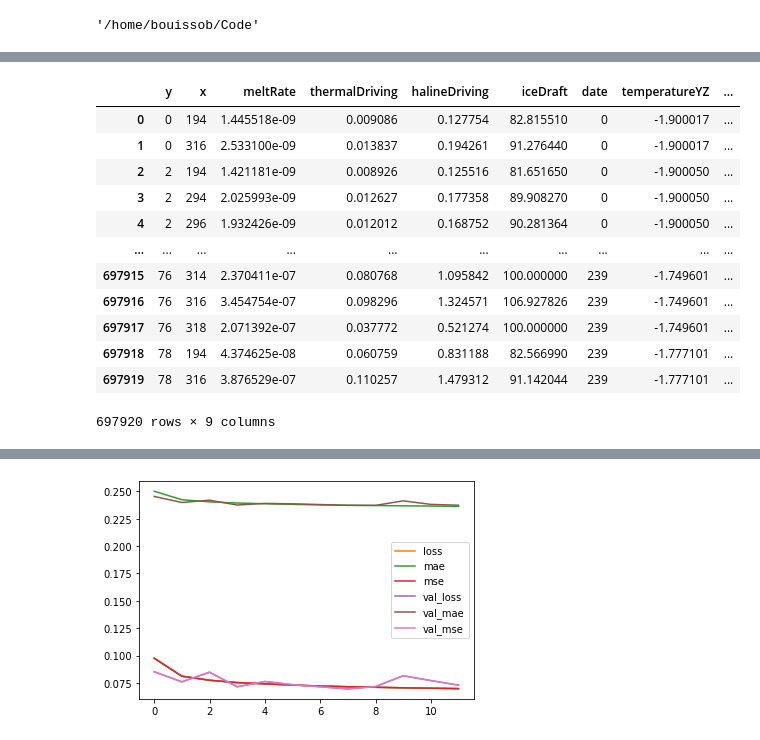
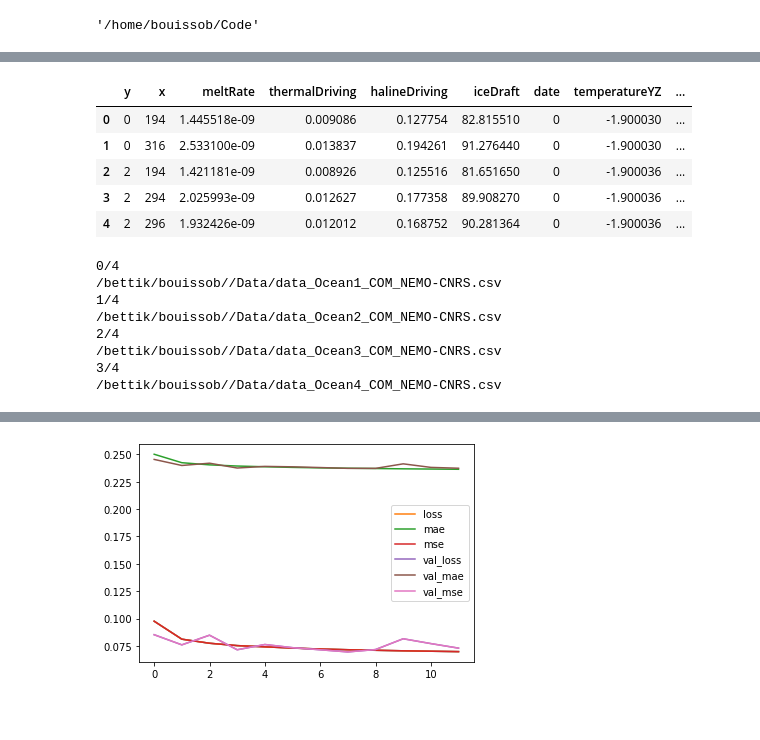
Before and after one commit to BenBouiss/NN_intern_2022, a Jupyter notebook: NN_training.ipynb, the cells around one changed output, grey strips where cells are left out. Saved outputs shown, nothing was run; the diff lists cells and outputs as text; code cells hidden in the pictures; blank space fills up the shorter version.

```diff
--- a/NN_training.ipynb
+++ b/NN_training.ipynb
@@ -39,33 +23,37 @@ pd.read_csv(files[0])
 # %%
-pd.read_csv(files[0])
+pd.read_csv(files[0]).head()
 # %% [output]
 |  | y | x | meltRate | thermalDriving | halineDriving | iceDraft | date | temperatureYZ | ... |
-| 0 | 0 | 194 | 1.445518e-09 | 0.009086 | 0.127754 | 82.815510 | 0 | -1.900017 | ... |
-| 1 | 0 | 316 | 2.533100e-09 | 0.013837 | 0.194261 | 91.276440 | 0 | -1.900017 | ... |
-| 2 | 2 | 194 | 1.421181e-09 | 0.008926 | 0.125516 | 81.651650 | 0 | -1.900050 | ... |
-| 3 | 2 | 294 | 2.025993e-09 | 0.012627 | 0.177358 | 89.908270 | 0 | -1.900050 | ... |
-| 4 | 2 | 296 | 1.932426e-09 | 0.012012 | 0.168752 | 90.281364 | 0 | -1.900050 | ... |
-| ... | ... | ... | ... | ... | ... | ... | ... | ... | ... |
-| 697915 | 76 | 314 | 2.370411e-07 | 0.080768 | 1.095842 | 100.000000 | 239 | -1.749601 | ... |
-| 697916 | 76 | 316 | 3.454754e-07 | 0.098296 | 1.324571 | 106.927826 | 239 | -1.749601 | ... |
-| 697917 | 76 | 318 | 2.071392e-07 | 0.037772 | 0.521274 | 100.000000 | 239 | -1.749601 | ... |
-| 697918 | 78 | 194 | 4.374625e-08 | 0.060759 | 0.831188 | 82.566990 | 239 | -1.777101 | ... |
-| 697919 | 78 | 316 | 3.876529e-07 | 0.110257 | 1.479312 | 91.142044 | 239 | -1.777101 | ... |
+| 0 | 0 | 194 | 1.445518e-09 | 0.009086 | 0.127754 | 82.815510 | 0 | -1.900030 | ... |
+| 1 | 0 | 316 | 2.533100e-09 | 0.013837 | 0.194261 | 91.276440 | 0 | -1.900030 | ... |
+| 2 | 2 | 194 | 1.421181e-09 | 0.008926 | 0.125516 | 81.651650 | 0 | -1.900036 | ... |
+| 3 | 2 | 294 | 2.025993e-09 | 0.012627 | 0.177358 | 89.908270 | 0 | -1.900036 | ... |
+| 4 | 2 | 296 | 1.932426e-09 | 0.012012 | 0.168752 | 90.281364 | 0 | -1.900036 | ... |
-697920 rows × 9 columns
 # %%
 multi = 1
 if multi == 1:
     Datas = glob(Bet_path + '/Data/*S.csv')
     Clean_Data = pd.DataFrame()
+    li = []
     for ind, d in enumerate(Datas):
         print('{}/{}'.format(ind, len(Datas)))
-        data = pd.read_csv(d)
+        #data = pd.read_csv(d)
         print(d)
-        Clean_Data = pd.concat([Clean_Data, data],ignore_index = True)
-    del data
+        li.append(pd.read_csv(d))
+    Clean_Data = pd.concat(li,ignore_index = True)
+    del li
 else:
-    Datas = glob(os.getcwd() + '/Data/*.nc.csv')
+    Datas = glob(Bet_path + '/Data/*Ocean1*.csv')
     Data = pd.read_csv(Datas[0])
     Clean_Data = Data.dropna()
     Clean_Data.reset_index(inplace=True, drop = True)
+# %% [output]
+0/4
+/bettik/bouissob//Data/data_Ocean1_COM_NEMO-CNRS.csv
+1/4
+/bettik/bouissob//Data/data_Ocean2_COM_NEMO-CNRS.csv
+2/4
+/bettik/bouissob//Data/data_Ocean3_COM_NEMO-CNRS.csv
+3/4
+/bettik/bouissob//Data/data_Ocean4_COM_NEMO-CNRS.csv
 # %%
```
Also changed, not shown: parts of 13 cells of this notebook, 36 other files.
